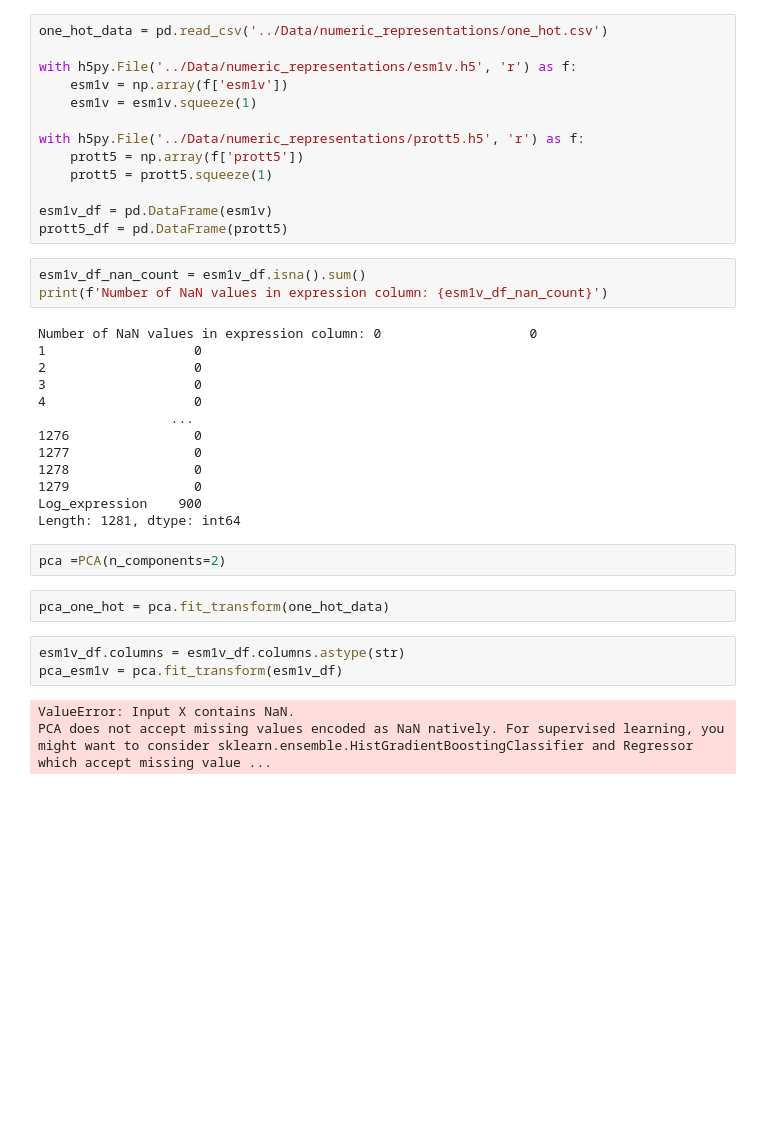
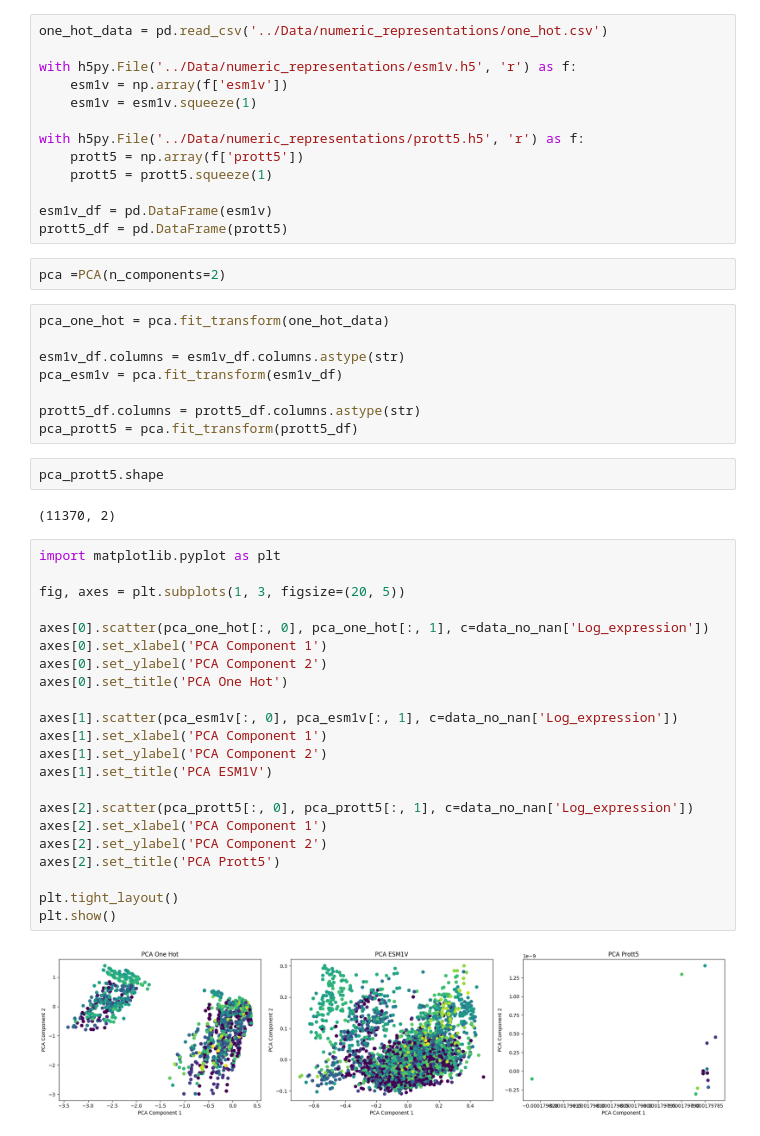
Before and after one commit to FabioHerrera97/Protein_Engineering_Code_Center, a Jupyter notebook: Tutorials/Prepare_and_Explore_data.ipynb, the cells around one changed output. Cells and saved outputs as stored; diff of their text form; blank space fills up the shorter version.

```diff
--- a/Tutorials/Prepare_and_Explore_data.ipynb
+++ b/Tutorials/Prepare_and_Explore_data.ipynb
@@ -114,29 +114,41 @@ with h5py.File('../Data/numeric_representations/prott5.h5', 'r') as f:
 
 esm1v_df = pd.DataFrame(esm1v)
 prott5_df = pd.DataFrame(prott5)
-# %%
-esm1v_df_nan_count = esm1v_df.isna().sum()
-print(f'Number of NaN values in expression column: {esm1v_df_nan_count}')
-# %% [output]
-Number of NaN values in expression column: 0                   0
-1                   0
-2                   0
-3                   0
-4                   0
-                 ...
-1276                0
-1277                0
-1278                0
-1279                0
-Log_expression    900
-Length: 1281, dtype: int64
 # %%
 pca =PCA(n_components=2)
-# %%
-pca_one_hot = pca.fit_transform(one_hot_data)
 # %%
+pca_one_hot = pca.fit_transform(one_hot_data)
+
 esm1v_df.columns = esm1v_df.columns.astype(str)
 pca_esm1v = pca.fit_transform(esm1v_df)
+
+prott5_df.columns = prott5_df.columns.astype(str)
+pca_prott5 = pca.fit_transform(prott5_df)
-# %% [output]
-ValueError: Input X contains NaN.
-PCA does not accept missing values encoded as NaN natively. For supervised learning, you might want to consider sklearn.ensemble.HistGradientBoostingClassifier and Regressor which accept missing value ...
+# %%
+pca_prott5.shape
+# %% [output]
+(11370, 2)
+# %%
+import matplotlib.pyplot as plt
+
+fig, axes = plt.subplots(1, 3, figsize=(20, 5))
+
+axes[0].scatter(pca_one_hot[:, 0], pca_one_hot[:, 1], c=data_no_nan['Log_expression'])
+axes[0].set_xlabel('PCA Component 1')
+axes[0].set_ylabel('PCA Component 2')
+axes[0].set_title('PCA One Hot')
+
+axes[1].scatter(pca_esm1v[:, 0], pca_esm1v[:, 1], c=data_no_nan['Log_expression'])
+axes[1].set_xlabel('PCA Component 1')
+axes[1].set_ylabel('PCA Component 2')
+axes[1].set_title('PCA ESM1V')
+
+axes[2].scatter(pca_prott5[:, 0], pca_prott5[:, 1], c=data_no_nan['Log_expression'])
+axes[2].set_xlabel('PCA Component 1')
+axes[2].set_ylabel('PCA Component 2')
+axes[2].set_title('PCA Prott5')
+
+plt.tight_layout()
+plt.show()
+# %% [output]
+[figure, added]
```
